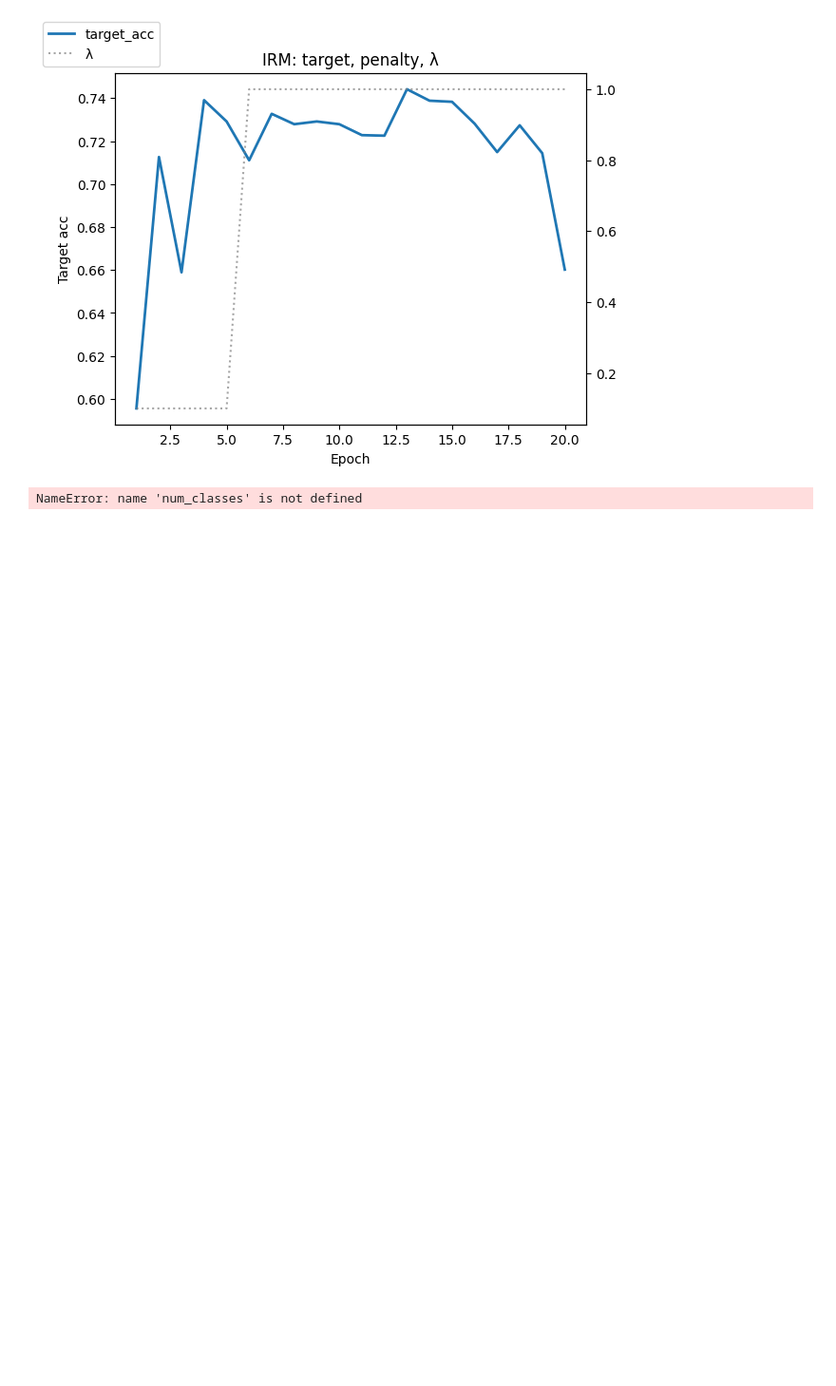
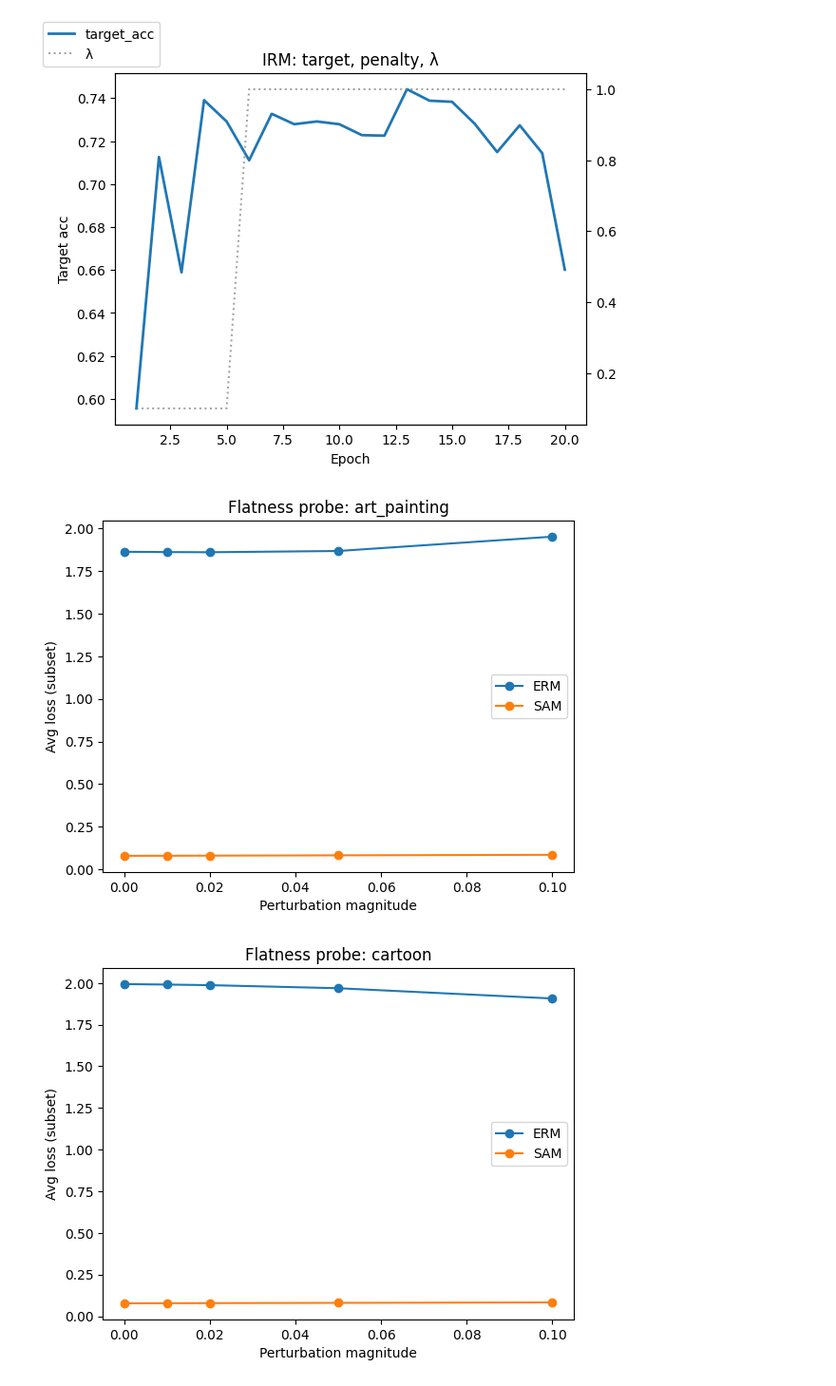
Before and after one commit to tk1475/ATML-PA2, a Jupyter notebook: Task2/Task2.ipynb, the cells around one changed output. Shown at 95% size. Drawn from its saved outputs; the diff is of its cells as text; code cells hidden in the pictures; blank space fills up the shorter version.

```diff
--- a/Task2/Task2.ipynb
+++ b/Task2/Task2.ipynb
@@ -1129,6 +1131,11 @@ if os.path.exists(paths.get("GroupDRO","")):
 # %%
 import torch, numpy as np
 import torch.nn as nn
+from torchvision import models
+import matplotlib.pyplot as plt
+
+device = torch.device("cuda" if torch.cuda.is_available() else "cpu")
+num_classes = 7 # Assuming 7 classes based on previous outputs
 
 @torch.no_grad()
 def _subset(loader, max_batches=3):
@@ -1137,6 +1144,27 @@ def _subset(loader, max_batches=3):
         out.append((x,y))
         if i+1>=max_batches: break
     return out
+
+def set_bn_eval(m):
+    # Freeze BN running stats (affine params still train). Helps SAM stability.
+    if isinstance(m, torch.nn.modules.batchnorm._BatchNorm):
+        m.eval()
+
+def build_resnet50_sam(num_classes: int, train_layers=("layer3","layer4","fc")):
+    m = models.resnet50(weights=models.ResNet50_Weights.IMAGENET1K_V2)
+    for p in m.parameters(): p.requires_grad = False
+    if "layer3" in train_layers:
+        for p in m.layer3.parameters(): p.requires_grad = True
+    if "layer4" in train_layers:
+        for p in m.layer4.parameters(): p.requires_grad = True
+    m.fc = nn.Linear(m.fc.in_features, num_classes)
+    return m
+
+def build_resnet50(num_classes: int):
+    # pretrained ResNet-50, replace final layer
+    m = models.resnet50(weights=models.ResNet50_Weights.IMAGENET1K_V2)
+    m.fc = nn.Linear(m.fc.in_features, num_classes)
+    return m
 
 def flatness_probe_per_domain(model, eval_loaders, device, rhos=(0.0, 0.01, 0.02, 0.05, 0.1)):
     ce = nn.CrossEntropyLoss()
@@ -1150,35 +1178,49 @@ def flatness_probe_per_domain(model, eval_loaders, device, rhos=(0.0, 0.01, 0.02
     # snapshot
     orig = [p.data.clone() for p in params]
     # pre-sample tiny subsets per domain
     subsets = {name: _subset(ld, 3) for name, ld in eval_loaders.items()}
     losses = {name: [] for name in subsets.keys()}
 
     for r in rhos:
-        for p,d in zip(params, dirs): p.add_(d, alpha=r)
+        with torch.no_grad(): # Add no_grad() context here
+            for p,d in zip(params, dirs): p.add_(d, alpha=r)
         for name, subset in subsets.items():
             total=n=0
             for xb,yb in subset:
                 xb=xb.to(device); yb=yb.to(device)
                 total += ce(model(xb), yb).item()* yb.size(0); n += yb.size(0)
             losses[name].append(total/max(n,1))
-        for p,o in zip(params, orig): p.copy_(o)
+        with torch.no_grad(): # Add no_grad() context here
+            for p,o in zip(params, orig): p.copy_(o)
     return np.array(rhos), losses
 
 # Usage example (ERM vs SAM, per-domain curves):
 # load your best checkpoints into `erm_model` and `sam_model` built the same way as training
 erm_model = build_resnet50(num_classes).to(device)
-erm_model.load_state_dict(torch.load("outputs_erm/best_model.pt", map_location=device))
+erm_model.load_state_dict(torch.load("outputs_erm/best_model.pt", map_location=device), strict=False)
 erm_model.eval(); erm_model.to(memory_format=torch.channels_last); erm_model.apply(set_bn_eval)
 sam_model = build_resnet50_sam(num_classes).to(device)
-sam_model.load_state_dict(torch.load("outputs_sam/best_model_swa.pt", map_location=device))
+# Handle the 'module.' prefix from SWA state_dict and load with strict=False
+sam_state_dict = torch.load("outputs_sam_asam/best_model_swa.pt", map_location=device)
+new_sam_state_dict = {}
+for k, v in sam_state_dict.items():
+    if k.startswith('module.'):
+        new_sam_state_dict[k[7:]] = v
+    else:
+        new_sam_state_dict[k] = v
+
+sam_model.load_state_dict(new_sam_state_dict, strict=False)
 sam_model.eval(); sam_model.to(memory_format=torch.channels_last); sam_model.apply(set_bn_eval)
 
+
+# eval_loaders is expected to be defined from a previous cell (e.g. by calling make_loaders)
 rhos, losses_erm = flatness_probe_per_domain(erm_model, eval_loaders, device)
 rhos, losses_sam = flatness_probe_per_domain(sam_model, eval_loaders, device)
 # Plot:
 for name in eval_loaders.keys():
     plt.figure(); plt.plot(rhos, losses_erm[name], 'o-', label='ERM')
     plt.plot(rhos, losses_sam[name], 'o-', label='SAM'); plt.title(f'Flatness probe: {name}')
     plt.xlabel('Perturbation magnitude'); plt.ylabel('Avg loss (subset)'); plt.legend(); plt.show()
 # %% [output]
-NameError: name 'num_classes' is not defined
+[figure, added]
+[figure, added]
```
Also changed, not shown: parts of 4 cells of this notebook.
